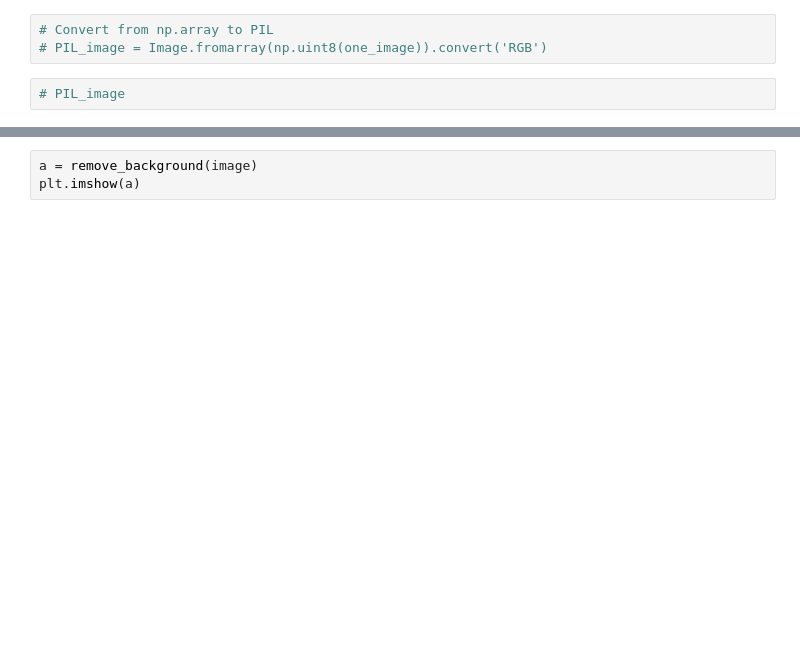
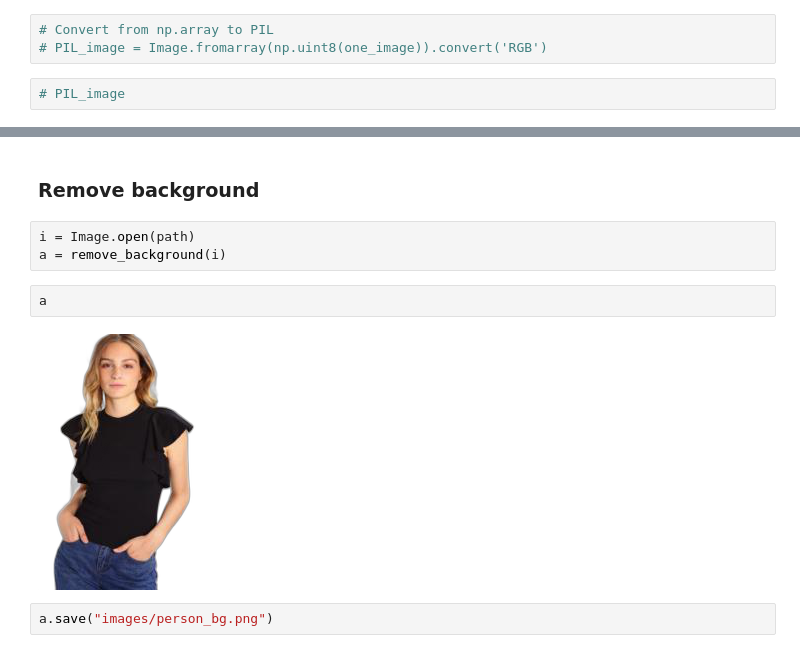
Before and after one commit to hasibzunair/plugnplay, a Jupyter notebook: resusable/test.ipynb, the cells around one changed output, grey strips where cells are left out. Saved outputs shown, nothing was run; the diff lists cells and outputs as text; blank space fills up the shorter version.

Commit message:
save background removed image

```diff
--- a/resusable/test.ipynb
+++ b/resusable/test.ipynb
@@ -27,3 +37,11 @@ plt.imshow(image)
-# %%
-a = remove_background(image)
-plt.imshow(a)
+# %% [markdown]
+### Remove background
+# %%
+i = Image.open(path)
+a = remove_background(i)
+# %%
+a
+# %% [output]
+[figure, added]
+# %%
+a.save("images/person_bg.png")
```
Also changed, not shown: parts of 4 cells of this notebook, 2 other files.
